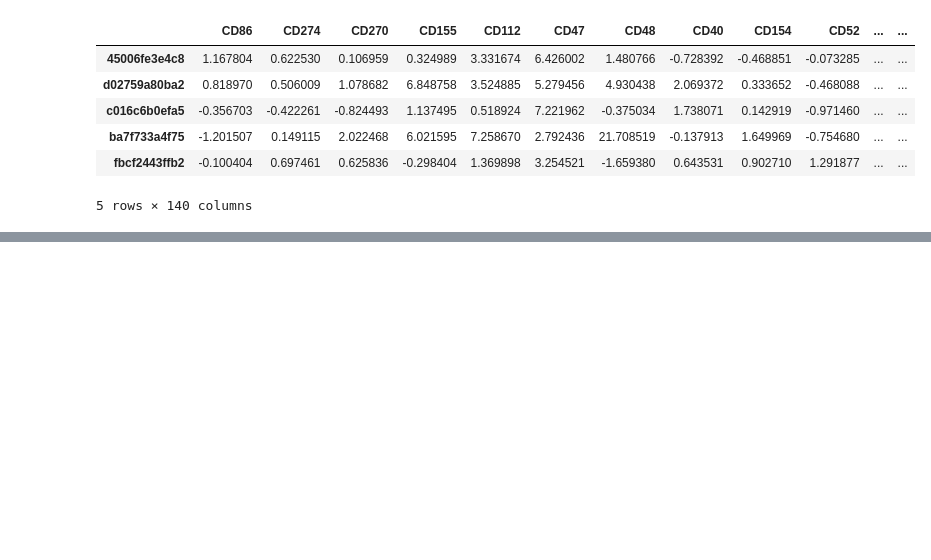
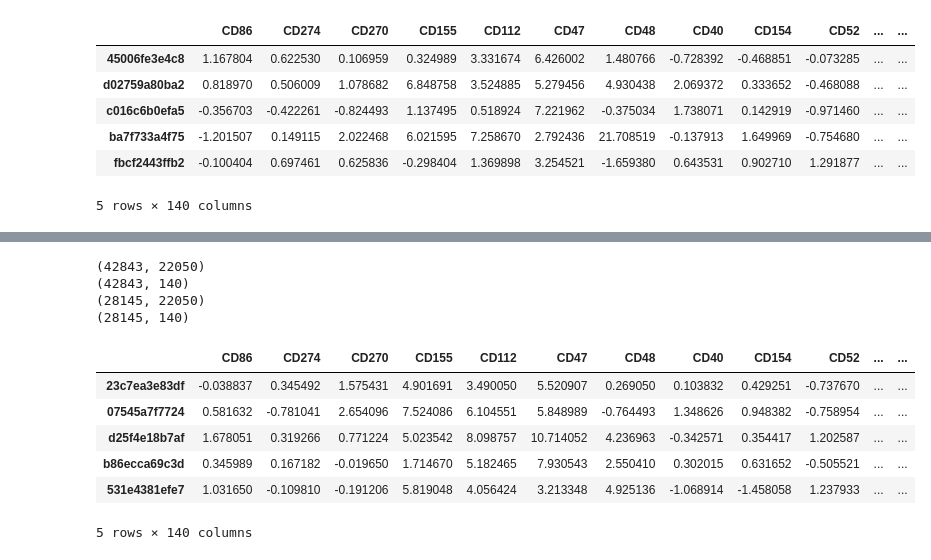
Before and after one commit to assayer5/multimodal-single-cell, a Jupyter notebook: multimodal-single-cell-citeseq.ipynb, the cells around one changed output, grey strips where cells are left out. Cells and saved outputs as stored; diff of their text form; code cells hidden in the pictures; blank space fills up the shorter version.

```diff
--- a/multimodal-single-cell-citeseq.ipynb
+++ b/multimodal-single-cell-citeseq.ipynb
@@ -310,0 +376,29 @@ Wall time: 2min 42s
+# %%
+# group data for predicting values from day outside of training set range
+# slice adata into train and test
+dataset = adatas['train_cite_inputs']
+
+# train set is days 2 and 3
+trainset = dataset[~(dataset.obs['day']==4)]
+print(trainset.shape)
+traintarg = targetdf.loc[list(trainset.obs_names)]
+print(traintarg.shape)
+
+# test set is only day 4 (simulate predicting out-of-sample day 7 of actual test set)
+testset = dataset[dataset.obs['day']==4]
+print(testset.shape)
+testtarg = targetdf.loc[list(testset.obs_names)]
+print(testtarg.shape)
+testtarg.head()
+# %% [output]
+(42843, 22050)
+(42843, 140)
+(28145, 22050)
+(28145, 140)
+|  | CD86 | CD274 | CD270 | CD155 | CD112 | CD47 | CD48 | CD40 | CD154 | CD52 | ... | ... |
+| 23c7ea3e83df | -0.038837 | 0.345492 | 1.575431 | 4.901691 | 3.490050 | 5.520907 | 0.269050 | 0.103832 | 0.429251 | -0.737670 | ... | ... |
+| 07545a7f7724 | 0.581632 | -0.781041 | 2.654096 | 7.524086 | 6.104551 | 5.848989 | -0.764493 | 1.348626 | 0.948382 | -0.758954 | ... | ... |
+| d25f4e18b7af | 1.678051 | 0.319266 | 0.771224 | 5.023542 | 8.098757 | 10.714052 | 4.236963 | -0.342571 | 0.354417 | 1.202587 | ... | ... |
+| b86ecca69c3d | 0.345989 | 0.167182 | -0.019650 | 1.714670 | 5.182465 | 7.930543 | 2.550410 | 0.302015 | 0.631652 | -0.505521 | ... | ... |
+| 531e4381efe7 | 1.031650 | -0.109810 | -0.191206 | 5.819048 | 4.056424 | 3.213348 | 4.925136 | -1.068914 | -1.458058 | 1.237933 | ... | ... |
+5 rows × 140 columns
```
Also changed, not shown: parts of 23 cells of this notebook.
